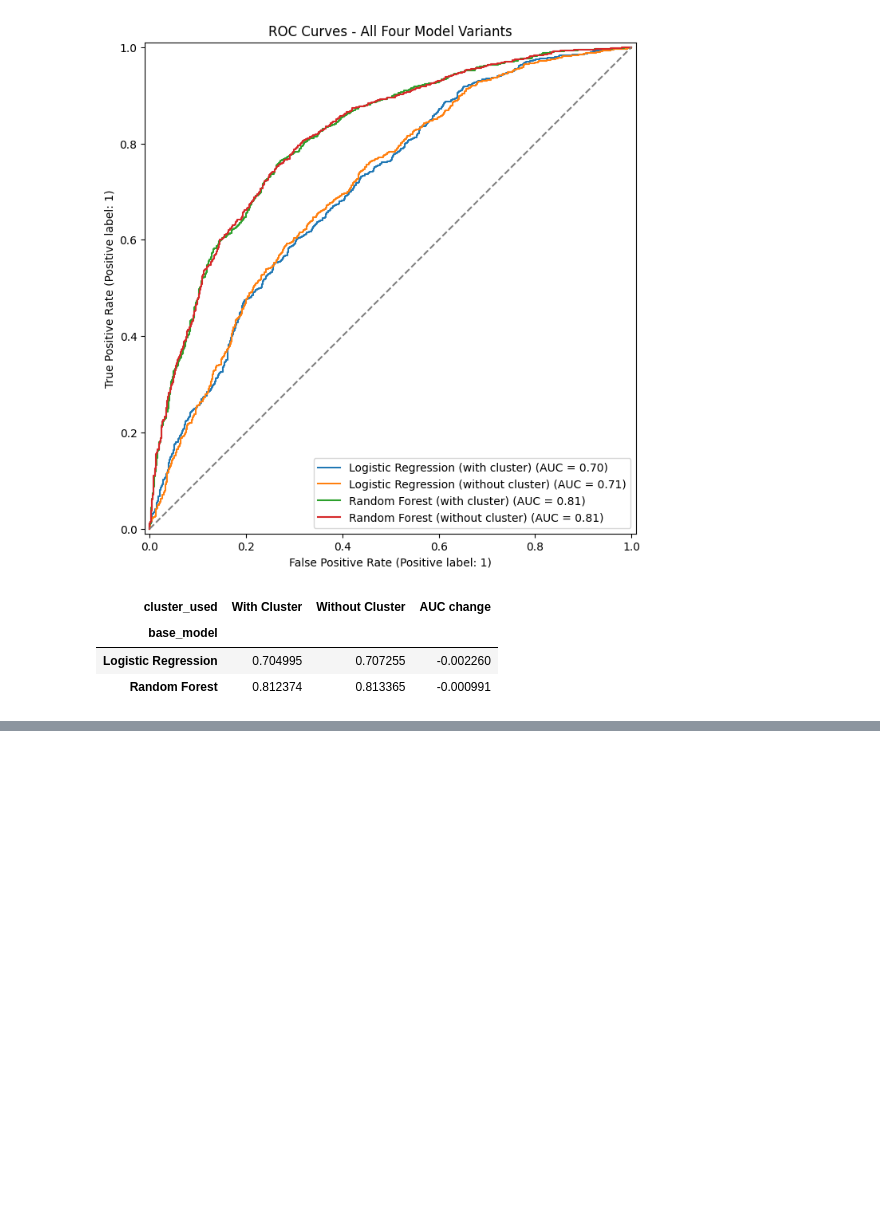
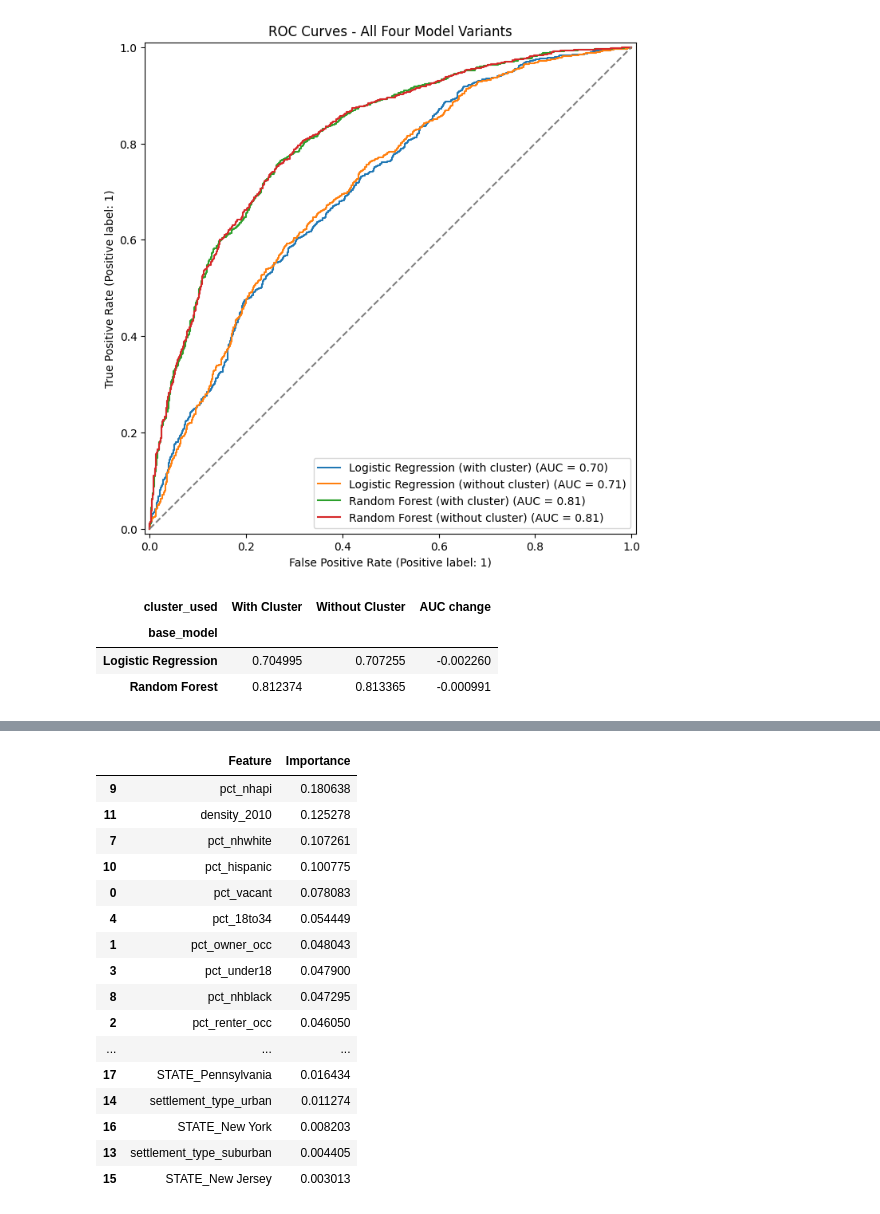
Before and after one commit to alexanderson522/INFO648, a Jupyter notebook: FinalProject/INFO648_Final_Project_AA_JK.ipynb, the cells around one changed output, grey strips where cells are left out. Saved outputs shown, nothing was run; the diff lists cells and outputs as text; code cells hidden in the pictures; blank space fills up the shorter version.

Commit message:
Best model, feature interpretation

```diff
--- a/FinalProject/INFO648_Final_Project_AA_JK.ipynb
+++ b/FinalProject/INFO648_Final_Project_AA_JK.ipynb
@@ -595,0 +625,50 @@ ablation_pivot
+# %%
+best_model = RF_without_cluster
+
+#pull feature importance from best model
+feature_importances = best_model.named_steps['clf'].feature_importances_
+
+# Get feature names from the preprocessor
+# For numeric features, it's just the original numeric_features list
+# For categorical features, we need to get the one-hot encoded column names
+
+# Get the fitted preprocessor step
+fitted_preprocessor = best_model.named_steps['prep']
+
+# Get numeric feature names
+numeric_feature_names = numeric_features
+
+# Get categorical feature names after one-hot encoding
+onehot_features = fitted_preprocessor.named_transformers_['cat'].get_feature_names_out(categorical_features)
+
+# Combine all feature names
+all_feature_names = list(numeric_feature_names) + list(onehot_features)
+
+# Create a DataFrame for better visualization
+feature_importance_df = pd.DataFrame({
+    'Feature': all_feature_names,
+    'Importance': feature_importances
+})
+
+# Sort by importance
+feature_importance_df = feature_importance_df.sort_values(by='Importance', ascending=False)
+
+display(feature_importance_df)
+# %% [output]
+|  | Feature | Importance |
+| 9 | pct_nhapi | 0.180638 |
+| 11 | density_2010 | 0.125278 |
+| 7 | pct_nhwhite | 0.107261 |
+| 10 | pct_hispanic | 0.100775 |
+| 0 | pct_vacant | 0.078083 |
+| 4 | pct_18to34 | 0.054449 |
+| 1 | pct_owner_occ | 0.048043 |
+| 3 | pct_under18 | 0.047900 |
+| 8 | pct_nhblack | 0.047295 |
+| 2 | pct_renter_occ | 0.046050 |
+| ... | ... | ... |
+| 17 | STATE_Pennsylvania | 0.016434 |
+| 14 | settlement_type_urban | 0.011274 |
+| 16 | STATE_New York | 0.008203 |
+| 13 | settlement_type_suburban | 0.004405 |
+| 15 | STATE_New Jersey | 0.003013 |
```
Also changed, not shown: parts of 8 cells of this notebook.
